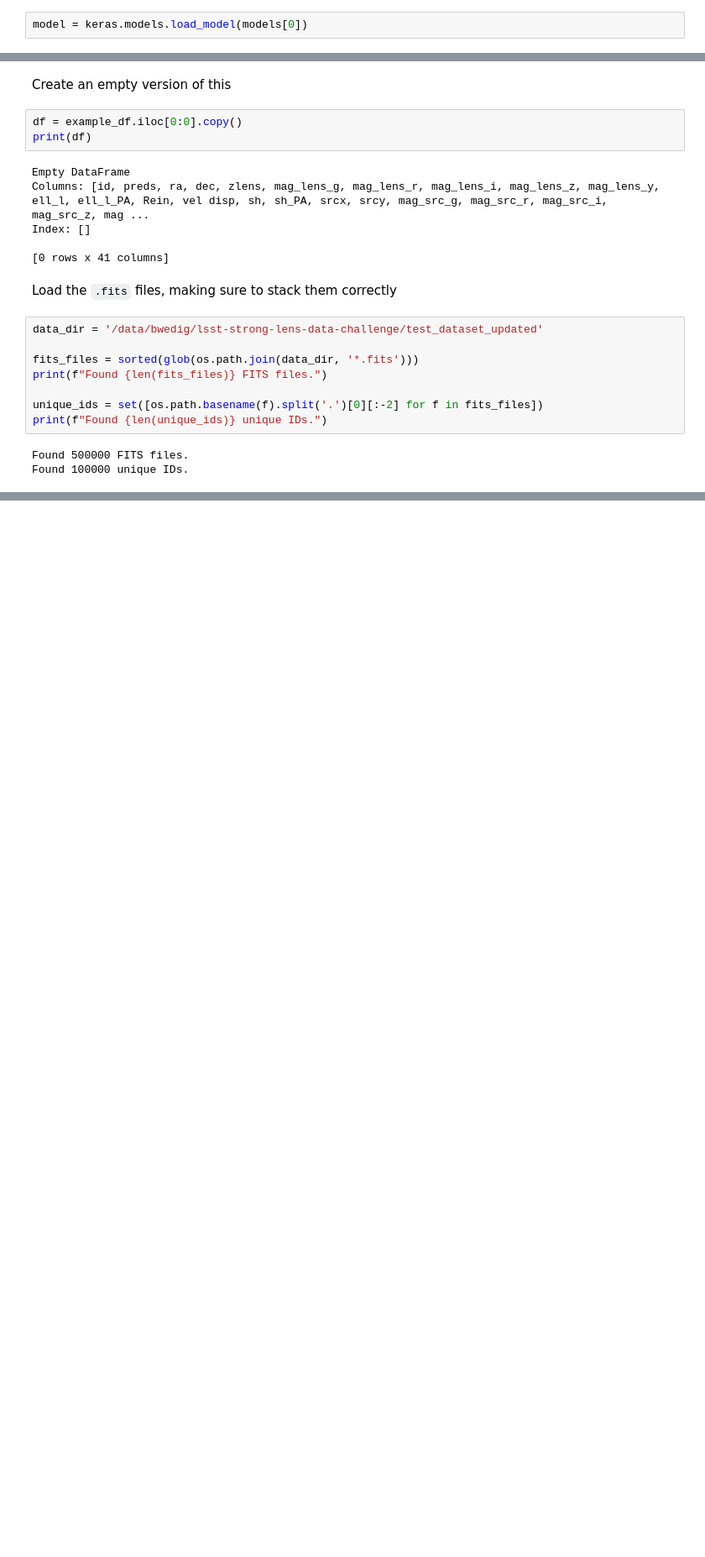
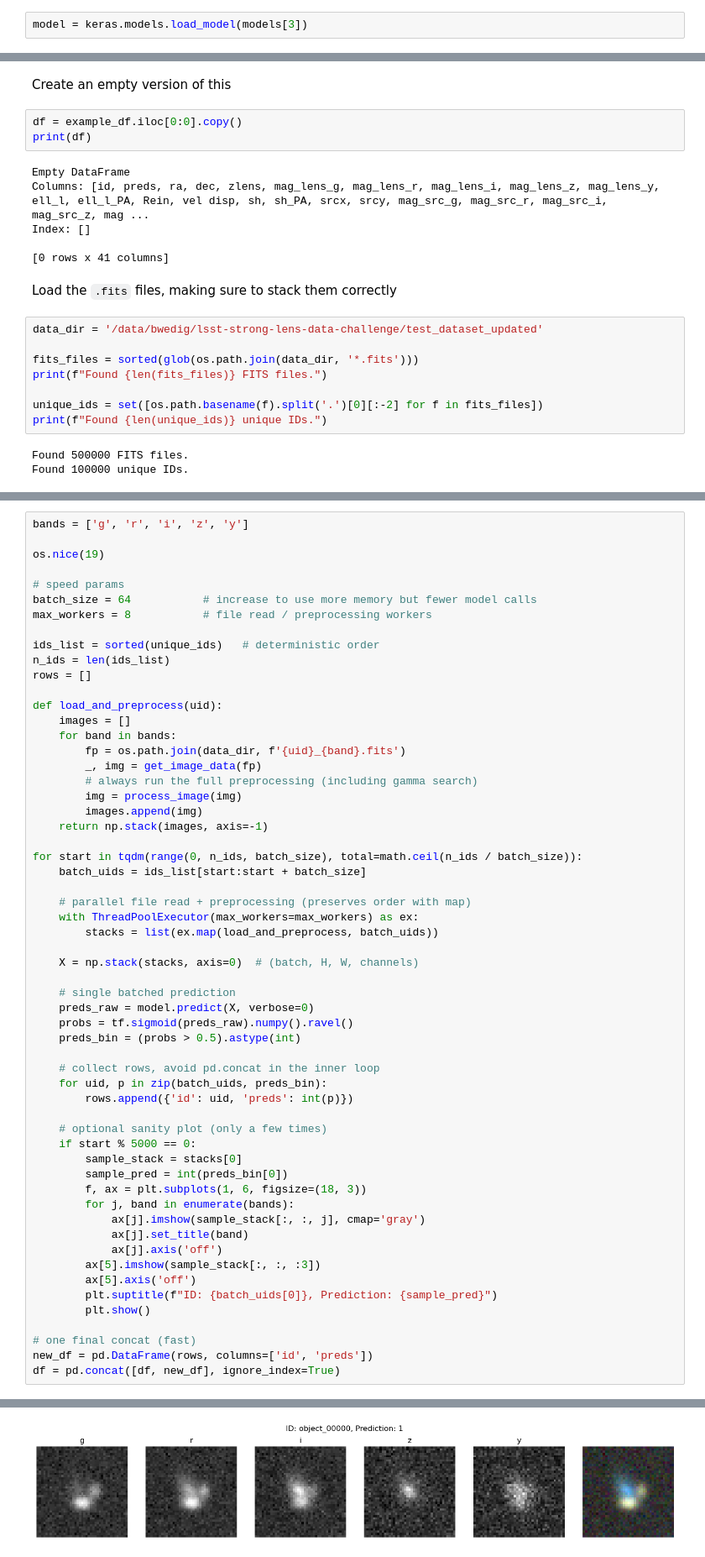
Before and after one commit to AstroMusers/lsst-strong-lens-data-challenge, a Jupyter notebook: bryce_load_and_predict.ipynb, the cells around one changed output, grey strips where cells are left out. Shown at 84% size. Drawn from its saved outputs; the diff is of its cells as text; blank space fills up the shorter version.

```diff
--- a/bryce_load_and_predict.ipynb
+++ b/bryce_load_and_predict.ipynb
@@ -67,3 +68,3 @@ pprint(models)
 # %%
-model = keras.models.load_model(models[0])
+model = keras.models.load_model(models[3])
 # %% [output]
@@ -169,0 +121,59 @@ for i, unique_str in tqdm(enumerate(unique_ids), total=len(unique_ids)):
+# %%
+bands = ['g', 'r', 'i', 'z', 'y']
+
+os.nice(19)
+
+# speed params
+batch_size = 64           # increase to use more memory but fewer model calls
+max_workers = 8           # file read / preprocessing workers
+
+ids_list = sorted(unique_ids)   # deterministic order
+n_ids = len(ids_list)
+rows = []
+
+def load_and_preprocess(uid):
+    images = []
+    for band in bands:
+        fp = os.path.join(data_dir, f'{uid}_{band}.fits')
+        _, img = get_image_data(fp)
+        # always run the full preprocessing (including gamma search)
+        img = process_image(img)
+        images.append(img)
+    return np.stack(images, axis=-1)
+
+for start in tqdm(range(0, n_ids, batch_size), total=math.ceil(n_ids / batch_size)):
+    batch_uids = ids_list[start:start + batch_size]
+
+    # parallel file read + preprocessing (preserves order with map)
+    with ThreadPoolExecutor(max_workers=max_workers) as ex:
+        stacks = list(ex.map(load_and_preprocess, batch_uids))
+
+    X = np.stack(stacks, axis=0)  # (batch, H, W, channels)
+
+    # single batched prediction
+    preds_raw = model.predict(X, verbose=0)
+    probs = tf.sigmoid(preds_raw).numpy().ravel()
+    preds_bin = (probs > 0.5).astype(int)
+
+    # collect rows, avoid pd.concat in the inner loop
+    for uid, p in zip(batch_uids, preds_bin):
+        rows.append({'id': uid, 'preds': int(p)})
+
+    # optional sanity plot (only a few times)
+    if start % 5000 == 0:
+        sample_stack = stacks[0]
+        sample_pred = int(preds_bin[0])
+        f, ax = plt.subplots(1, 6, figsize=(18, 3))
+        for j, band in enumerate(bands):
+            ax[j].imshow(sample_stack[:, :, j], cmap='gray')
+            ax[j].set_title(band)
+            ax[j].axis('off')
+        ax[5].imshow(sample_stack[:, :, :3])
+        ax[5].axis('off')
+        plt.suptitle(f"ID: {batch_uids[0]}, Prediction: {sample_pred}")
+        plt.show()
+
+# one final concat (fast)
+new_df = pd.DataFrame(rows, columns=['id', 'preds'])
+df = pd.concat([df, new_df], ignore_index=True)
+# %% [output]
@@ -169,0 +189 @@ for i, unique_str in tqdm(enumerate(unique_ids), total=len(unique_ids)):
+[figure, added]
```
Also changed, not shown: parts of 9 cells of this notebook, 1 other file.
